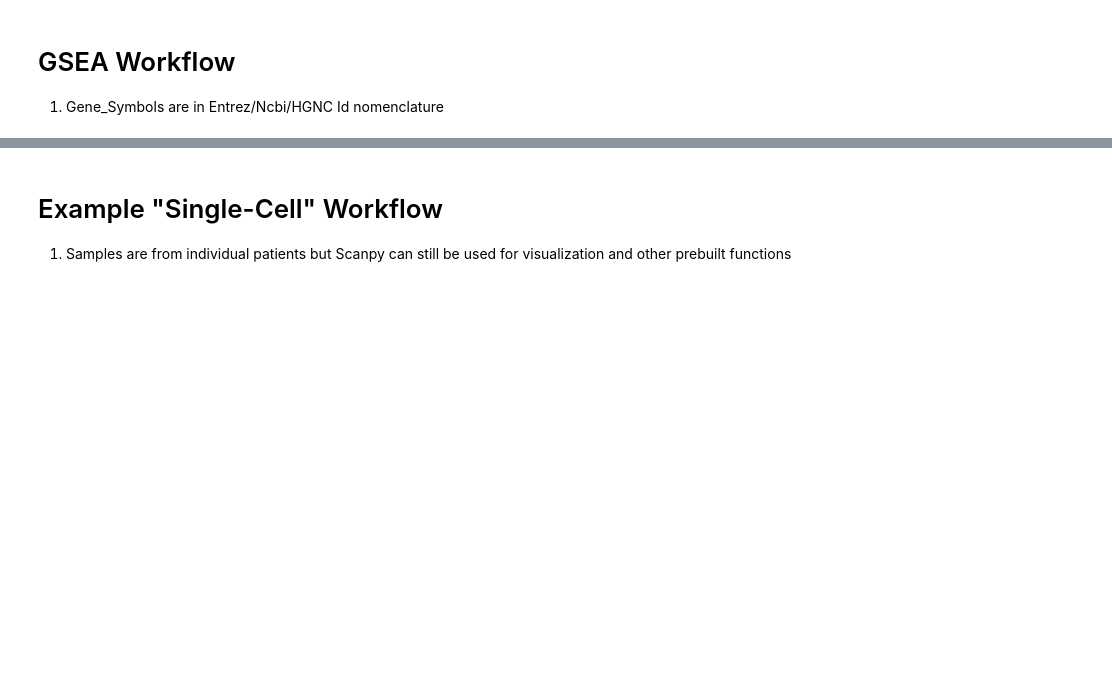
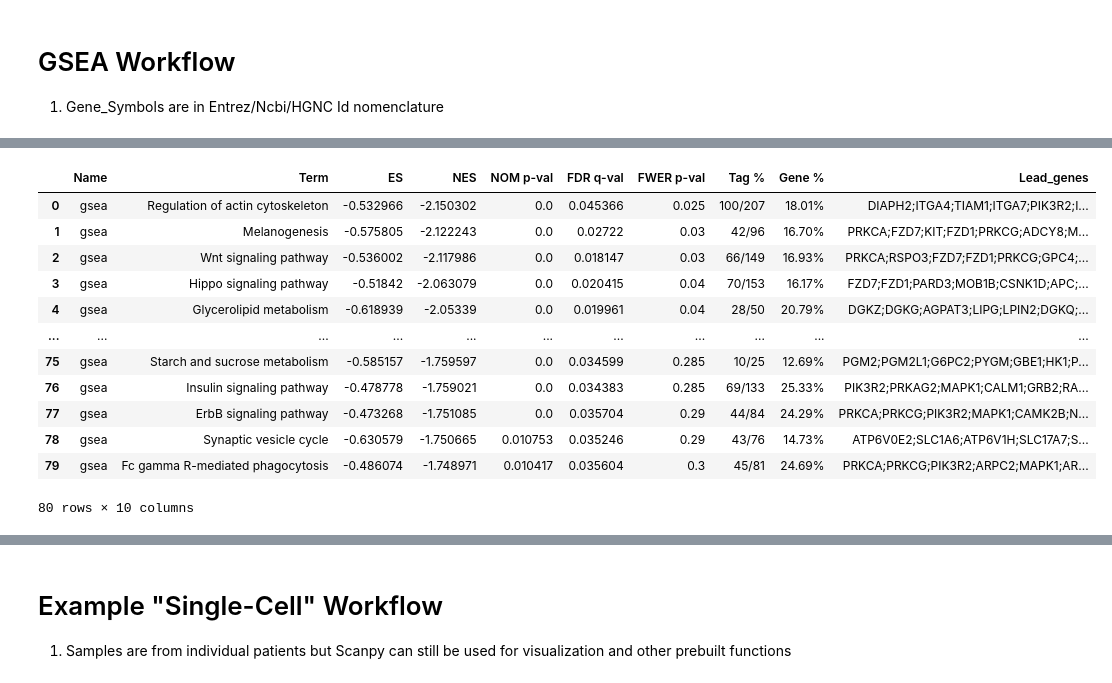
Before and after one commit to alexjimenez99/GSEA_RNAseq, a Jupyter notebook: SCANPY_RNAseq_Aging.ipynb, the cells around one changed output, grey strips where cells are left out. Saved outputs shown, nothing was run; the diff lists cells and outputs as text; code cells hidden in the pictures; blank space fills up the shorter version.

```diff
--- a/SCANPY_RNAseq_Aging.ipynb
+++ b/SCANPY_RNAseq_Aging.ipynb
@@ -156,0 +213,32 @@ patient_brain_meta
+# %%
+def run_gsea(data, library_dict, one_library = True, library_choice = 'KEGG'):
+
+    enrichments_results = {}
+    enrichment_objects  = {}
+    condition_names     = data.columns
+    for name, library in library_dict.items():
+
+        if one_library:
+            library = library_dict[library_choice]
+            name    = library_choice
+
+        gsea_results    = gp.gsea(data=gsea_input, # or use df directly
+                            gene_sets= library, # Path to GMT file
+                            cls = condition_names, # phenotype labels as list
+                            permutation_num=200, # default is 1000,
+                            outdir=None, # Output directory
+                            # min_size=15, # Minimum size of genes in a set
+                            # max_size=500, # Maximum size of genes in a set
+                            permutation_type='phenotype', # Phenotype label permutation
+                            method = 'signal_to_noise',
+                            seed=6) # Seed for reproducibility
+
+        enrichments_results[name] = gsea_results.res2d
+        enrichment_objects[name]  = gsea_results
+
+        if one_library:
+            break
+
+    return enrichments_results, enrichment_objects
+
+enrichment_results, enrichment_objects = run_gsea(gsea_input, library_dict)
@@ -156,0 +249,16 @@ patient_brain_meta
+# %%
+enrichment_results['KEGG'].head(10).Lead_genes
+# %% [output]
+|  | Name | Term | ES | NES | NOM p-val | FDR q-val | FWER p-val | Tag % | Gene % | Lead_genes |
+| 0 | gsea | Regulation of actin cytoskeleton | -0.532966 | -2.150302 | 0.0 | 0.045366 | 0.025 | 100/207 | 18.01% | DIAPH2;ITGA4;TIAM1;ITGA7;PIK3R2;I... |
+| 1 | gsea | Melanogenesis | -0.575805 | -2.122243 | 0.0 | 0.02722 | 0.03 | 42/96 | 16.70% | PRKCA;FZD7;KIT;FZD1;PRKCG;ADCY8;M... |
+| 2 | gsea | Wnt signaling pathway | -0.536002 | -2.117986 | 0.0 | 0.018147 | 0.03 | 66/149 | 16.93% | PRKCA;RSPO3;FZD7;FZD1;PRKCG;GPC4;... |
+| 3 | gsea | Hippo signaling pathway | -0.51842 | -2.063079 | 0.0 | 0.020415 | 0.04 | 70/153 | 16.17% | FZD7;FZD1;PARD3;MOB1B;CSNK1D;APC;... |
+| 4 | gsea | Glycerolipid metabolism | -0.618939 | -2.05339 | 0.0 | 0.019961 | 0.04 | 28/50 | 20.79% | DGKZ;DGKG;AGPAT3;LIPG;LPIN2;DGKQ;... |
+| ... | ... | ... | ... | ... | ... | ... | ... | ... | ... | ... |
+| 75 | gsea | Starch and sucrose metabolism | -0.585157 | -1.759597 | 0.0 | 0.034599 | 0.285 | 10/25 | 12.69% | PGM2;PGM2L1;G6PC2;PYGM;GBE1;HK1;P... |
+| 76 | gsea | Insulin signaling pathway | -0.478778 | -1.759021 | 0.0 | 0.034383 | 0.285 | 69/133 | 25.33% | PIK3R2;PRKAG2;MAPK1;CALM1;GRB2;RA... |
+| 77 | gsea | ErbB signaling pathway | -0.473268 | -1.751085 | 0.0 | 0.035704 | 0.29 | 44/84 | 24.29% | PRKCA;PRKCG;PIK3R2;MAPK1;CAMK2B;N... |
+| 78 | gsea | Synaptic vesicle cycle | -0.630579 | -1.750665 | 0.010753 | 0.035246 | 0.29 | 43/76 | 14.73% | ATP6V0E2;SLC1A6;ATP6V1H;SLC17A7;S... |
+| 79 | gsea | Fc gamma R-mediated phagocytosis | -0.486074 | -1.748971 | 0.010417 | 0.035604 | 0.3 | 45/81 | 24.69% | PRKCA;PRKCG;PIK3R2;ARPC2;MAPK1;AR... |
+80 rows × 10 columns
```
Also changed, not shown: parts of 22 cells of this notebook, 7 other files.
